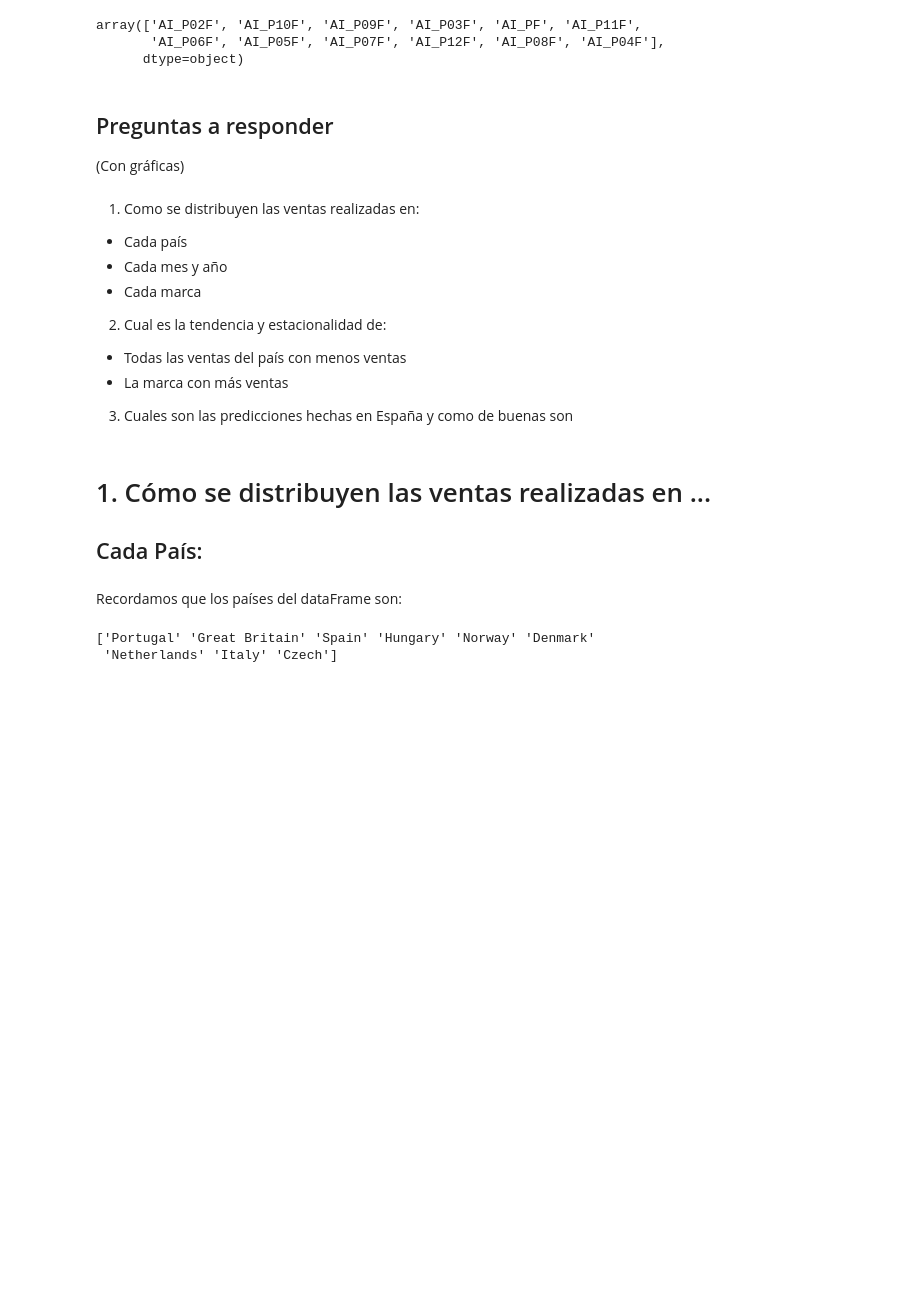
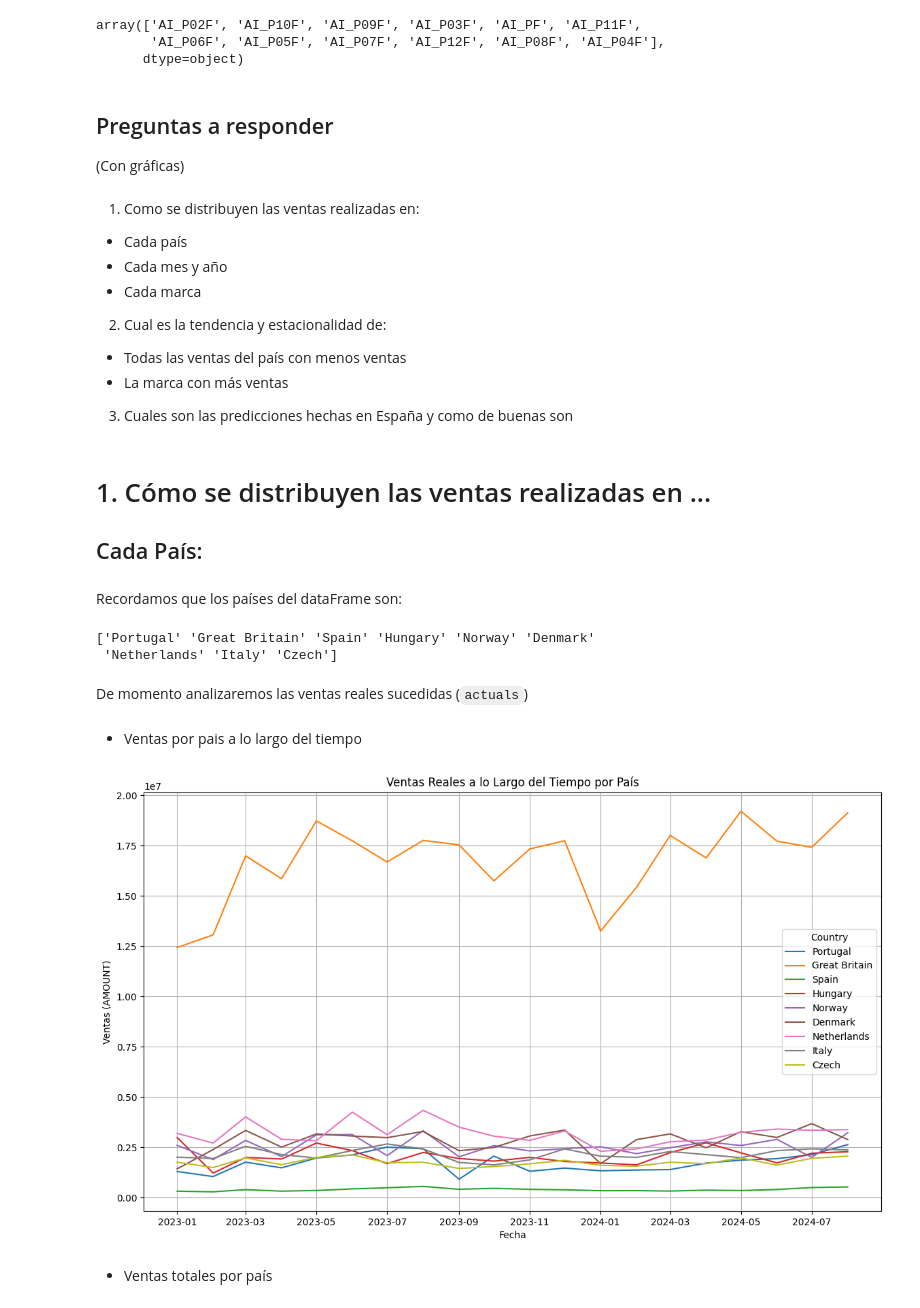
Before and after one commit to anruki/UFV_Visualizacion, a Jupyter notebook: EjerciciosClase/Ventas.ipynb, the cells around one changed output. Cells and saved outputs as stored; diff of their text form; code cells hidden in the pictures; blank space fills up the shorter version.

Commit message:
ej 1 paises casi completo

```diff
--- a/EjerciciosClase/Ventas.ipynb
+++ b/EjerciciosClase/Ventas.ipynb
@@ -621,8 +621,37 @@ buenas son
 # %% [markdown]
 Recordamos que los países del dataFrame son:
 # %%
-paises = df['COUNTRY'].unique()
-print(paises)
+countries = df['COUNTRY'].unique()
+print(countries)
 # %% [output]
 ['Portugal' 'Great Britain' 'Spain' 'Hungary' 'Norway' 'Denmark'
  'Netherlands' 'Italy' 'Czech']
+# %% [markdown]
+De momento analizaremos las ventas reales sucedidas (`actuals`)
+# %% [markdown]
+- Ventas por pais a lo largo del tiempo
+# %%
+# Agrupamos los datos por fecha y pais y sumamos los valores de ventas (AMOUNT) para cada combinación
+actuals_grouped = actuals.groupby(['DATE', 'COUNTRY'])['AMOUNT'].sum().reset_index()
+
+# Configuramos la gráfica
+plt.figure(figsize=(14, 8))
+
+# Graficamos una línea para cada subbrand
+for country in countries:
+    country_data = actuals_grouped[actuals_grouped['COUNTRY'] == country]
+    plt.plot(country_data['DATE'], country_data['AMOUNT'], label=country)
+
+# Añadimos etiquetas y título
+plt.xlabel('Fecha')
+plt.ylabel('Ventas (AMOUNT)')
+plt.title('Ventas Reales a lo Largo del Tiempo por País')
+plt.legend(title='Country')
+plt.grid(True)
+
+# Mostramos la gráfica
+plt.show()
+# %% [output]
+[figure, added]
+# %% [markdown]
+- Ventas totales por país
```
Also changed, not shown: parts of 5 cells of this notebook.
